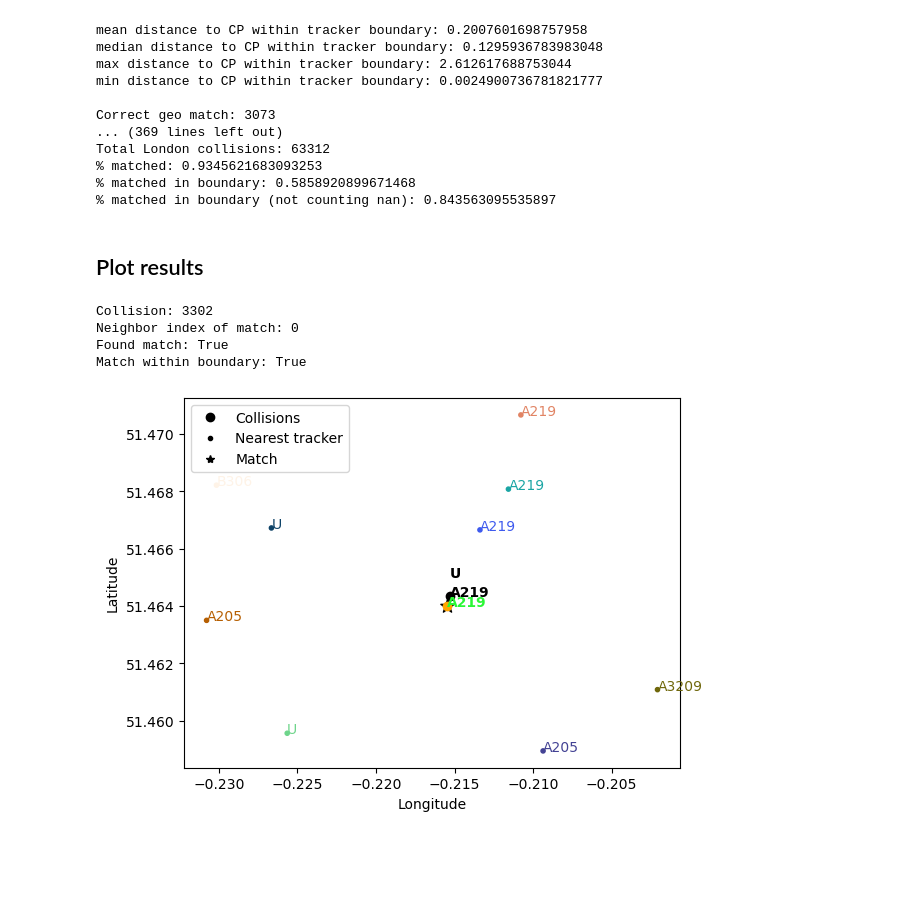
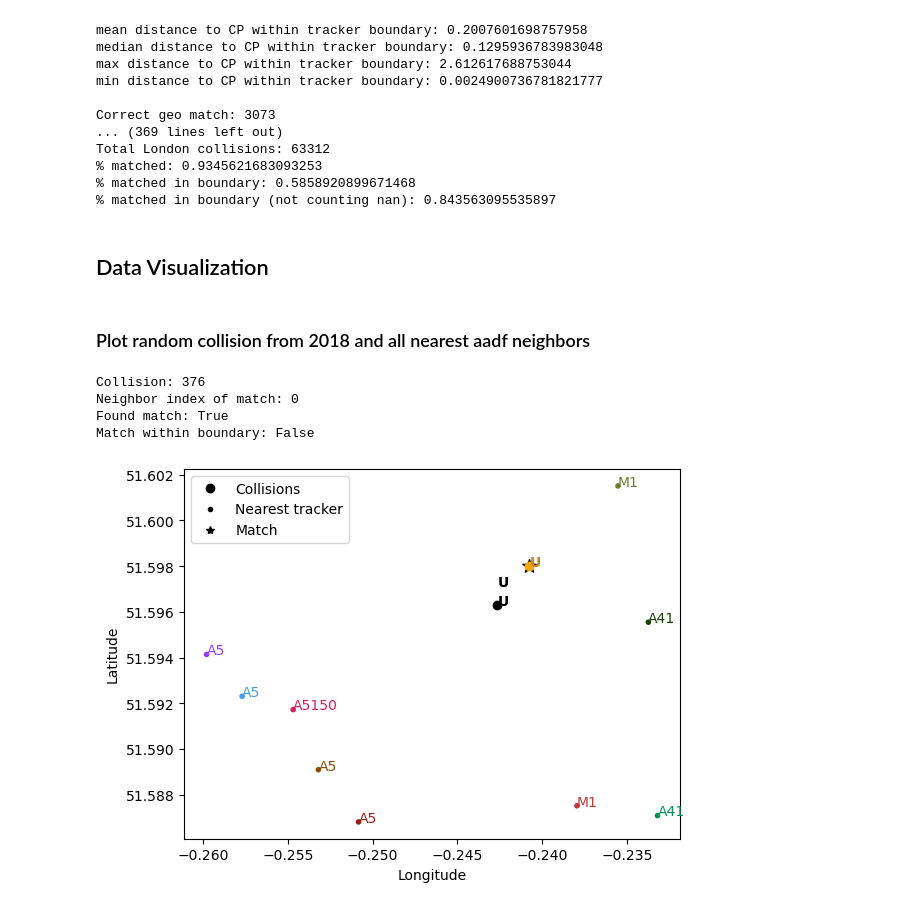
Before and after one commit to dtuthill/erdos_AU22_bristlecone, a Jupyter notebook: Dataframe_creation/geomatch.ipynb, the cells around one changed output. Cells and saved outputs as stored; diff of their text form; code cells hidden in the pictures; blank space fills up the shorter version.

```diff
--- a/Dataframe_creation/geomatch.ipynb
+++ b/Dataframe_creation/geomatch.ipynb
@@ -133,7 +95,4 @@ collisions.Road_name2 = collisions.Road_name2.str.replace('C0','C')
 aadf = pd.read_csv('../../code-2022/Final Project/uk_gov/dft_traffic_counts_aadf.csv',low_memory=False,parse_dates=['Year'])
 # %%
-advanced_stop_line_url = '../Data/Dan_data/CyclingInfrastructure/Lines/advanced_stop_line.json'
-cycle_lane_track_url = '../Data/Dan_data/CyclingInfrastructure/Lines/cycle_lane_track.json'
+#Load in bike lanes for Greater London
+cycle_lane_track = gpd.read_file('../Data/Dan_data/CyclingInfrastructure/Lines/cycle_lane_track.json')
-# %%
-# advanced_stop_line = gpd.read_file(advanced_stop_line_url)
-cycle_lane_track = gpd.read_file(cycle_lane_track_url)
@@ -240,6 +236,4 @@ aadf['FEATURE_ID'] = feature_id
 aadf['SVDATE'] = svdate
 aadf['CLT_COLOUR'] = clt_colour
 aadf['BOROUGH'] = borough
-# %%
-aadf_year = aadf[(aadf.Longitude > corners[0][1]) & (aadf.Longitude < corners[1][1]) & (aadf.Latitude > corners[1][0]) & (aadf.Latitude < corners[0][0])].copy()
 # %%
@@ -431,17 +367 @@ api_key = get_file_contents('../../code-2022/Final Project/Keys/google_maps.txt'
-# %%
-lats = saved['lats']
-longs = saved['longs']
-
-for j in np.random.choice(within,5):
-
-    gmap1 = gmplot.GoogleMapPlotter(feature_means.iloc[j].Latitude,feature_means.iloc[j].Longitude,16,apikey=api_key)
-
-    for i in range(len(lats[j])):
-        gmap1.plot(lats[j][i], longs[j][i],'red', edge_width = 6)
-
-    gmap1.marker(aadf_year.iloc[B[j]].Latitude,aadf_year.iloc[B[j]].Longitude,color='green')
-    road_name = aadf_year.iloc[B[j]].Road_name.values[0]
-    gmap1.text(aadf_year.iloc[B[j]].Latitude,aadf_year.iloc[B[j]].Longitude, text=road_name,color='green')
-
-    gmap1.draw('../Plots/'+str(j)+'.html')
 # %% [markdown]
@@ -603,7 +524,9 @@ collisions.to_csv('./combined_collisions_v3.csv',index=False)
 # %% [markdown]
-## Plot results
+## Data Visualization
 # %%
 api_key = get_file_contents('../../code-2022/Final Project/Keys/google_maps.txt')
+# %% [markdown]
+### Plot random collision from 2018 and all nearest aadf neighbors
 # %%
 #index of collision to plot
 plotN = np.random.randint(len(collisions_year))
@@ -612,7 +535,7 @@ plotN = np.random.randint(len(collisions_year))
 p_neighbor = 10
 
 #if True will create .html with labeled map
-gmp = False
+gmp = True
 
 print('Collision:',plotN)
 print('Neighbor index of match:',check[plotN])
@@ -657,40 +580,40 @@ handles, labels = ax.get_legend_handles_labels()
 display = (0,1,2)
 
 #Create custom artists
 simArtist = plt.Line2D((0,1),(0,0), color='k', marker='o', linestyle='')
 anyArtist = plt.Line2D((0,1),(0,0), color='k',marker='.',linestyle='')
 matchArtist = plt.Line2D((0,1),(0,0), color='k',marker='*',linestyle='')
 
 #plot legend
 plt.legend([handle for i,handle in enumerate(handles) if i in display]+[simArtist,anyArtist,matchArtist],
           [label for i,label in enumerate(labels) if i in display]+['Collisions', 'Nearest tracker','Match'])
 
 ax.set_xlabel('Longitude')
 ax.set_ylabel('Latitude')
 plt.show()
 
 if gmp:
-    gmap1 = gmplot.GoogleMapPlotter(collisions_year.iloc[plotN].Latitude,collisions_year.iloc[plotN].Longitude,16,apikey=api_key)
+    gmap1 = gmplot.GoogleMapPlotter(collisions_year.iloc[plotN].Latitude,collisions_year.iloc[plotN].Longitude,14,apikey=api_key)
 
     gmap1.marker(collisions_year.iloc[plotN].Latitude,collisions_year.iloc[plotN].Longitude, color='blue')
     road_name = collisions_year.iloc[plotN].Road_name
     gmap1.text(collisions_year.iloc[plotN].Latitude,collisions_year.iloc[plotN].Longitude, text=road_name,color='blue')
     road_name = collisions_year.iloc[plotN].Road_name2
-    gmap1.text(collisions_year.iloc[plotN].Latitude-0.0002,collisions_year.iloc[plotN].Longitude, text=road_name,color='blue')
+    gmap1.text(collisions_year.iloc[plotN].Latitude-0.0005,collisions_year.iloc[plotN].Longitude, text=road_name,color='blue')
 
-    gmap1.scatter(aadf_year.iloc[B[plotN].flatten().tolist()].Latitude.values,aadf_year.iloc[B[plotN].flatten().tolist()].Longitude.values,c='red')
+    gmap1.scatter(aadf_year.iloc[B[plotN].flatten().tolist()].Latitude.values,aadf_year.iloc[B[plotN].flatten().tolist()].Longitude.values,c='green')
     for i,(txt,long,lat) in enumerate(zip(aadf_year.iloc[B[plotN].flatten().tolist()].Road_name.values,aadf_year.iloc[B[plotN].flatten().tolist()].Longitude.values,aadf_year.iloc[B[plotN].flatten().tolist()].Latitude.values)):
         if i != check[plotN]:
-            gmap1.text(lat,long,txt,color='red')
+            gmap1.text(lat,long,txt,color='green')
 
-    gmap1.marker(aadf_year.iloc[B[plotN,check[plotN]]].Latitude,aadf_year.iloc[B[plotN,check[plotN]]].Longitude,color='green')
+    gmap1.marker(aadf_year.iloc[B[plotN,check[plotN]]].Latitude,aadf_year.iloc[B[plotN,check[plotN]]].Longitude,color='red')
     road_name = aadf_year.iloc[B[plotN,check[plotN]]].Road_name
-    gmap1.text(aadf_year.iloc[B[plotN,check[plotN]]].Latitude,aadf_year.iloc[B[plotN,check[plotN]]].Longitude, text=road_name,color='green')
+    gmap1.text(aadf_year.iloc[B[plotN,check[plotN]]].Latitude,aadf_year.iloc[B[plotN,check[plotN]]].Longitude, text=road_name,color='red')
 
-    gmap1.draw('./Plots/map'+str(plotN)+'.html')
+    gmap1.draw('../Plots/map'+str(plotN)+'.html')
 # %% [output]
-Collision: 3302
+Collision: 376
 Neighbor index of match: 0
 Found match: True
-Match within boundary: True
+Match within boundary: False
-[figure, old version]
+[figure, new version]
```
Also changed, not shown: parts of 88 cells of this notebook, 4 other files.
